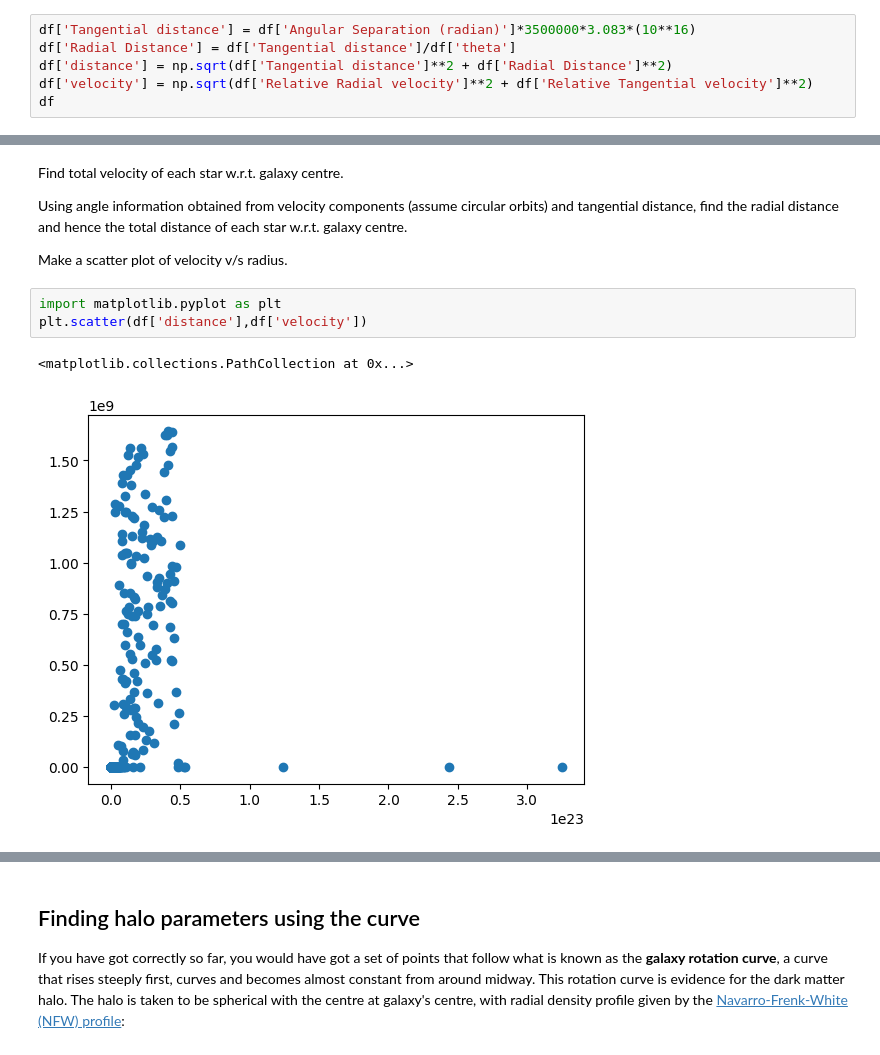
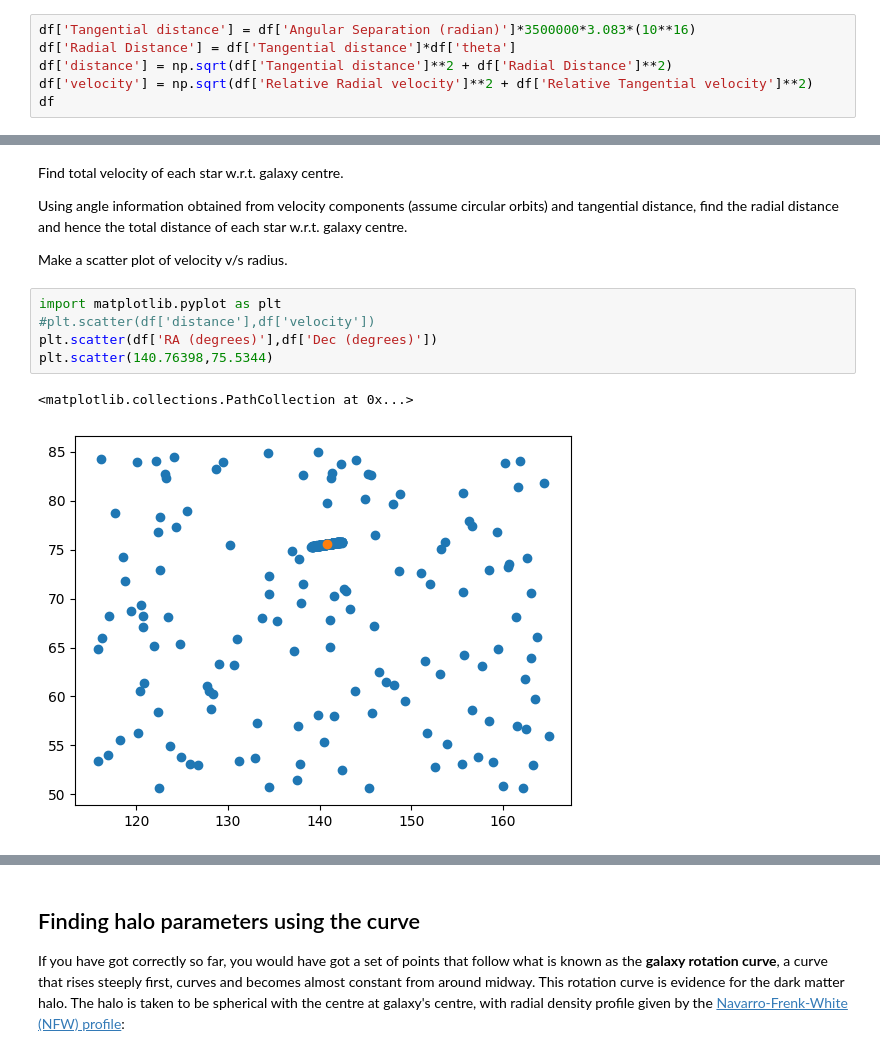
Before and after one commit to rahule-1999/KSP, a Jupyter notebook: Problem_StatementGC.ipynb, the cells around one changed output, grey strips where cells are left out. Drawn from its saved outputs; the diff is of its cells as text.

```diff
--- a/Problem_StatementGC.ipynb
+++ b/Problem_StatementGC.ipynb
@@ -100,7 +100,7 @@ df
 Now find the angular separation from galaxy centre to each star and use that to find the tangential separation (in length units) from the galaxy centre.
 # %%
 df['Tangential distance'] = df['Angular Separation (radian)']*3500000*3.083*(10**16)
-df['Radial Distance'] = df['Tangential distance']/df['theta']
+df['Radial Distance'] = df['Tangential distance']*df['theta']
 df['distance'] = np.sqrt(df['Tangential distance']**2 + df['Radial Distance']**2)
 df['velocity'] = np.sqrt(df['Relative Radial velocity']**2 + df['Relative Tangential velocity']**2)
 df
@@ -126,7 +126,9 @@ Using angle information obtained from velocity components (assume circular orbit
 Make a scatter plot of velocity v/s radius.
 # %%
 import matplotlib.pyplot as plt
-plt.scatter(df['distance'],df['velocity'])
+#plt.scatter(df['distance'],df['velocity'])
+plt.scatter(df['RA (degrees)'],df['Dec (degrees)'])
+plt.scatter(140.76398,75.5344)
 # %% [output]
 <matplotlib.collections.PathCollection at 0x...>
-[figure, old version]
+[figure, new version]
```
Also changed, not shown: parts of 1 cell of this notebook.
